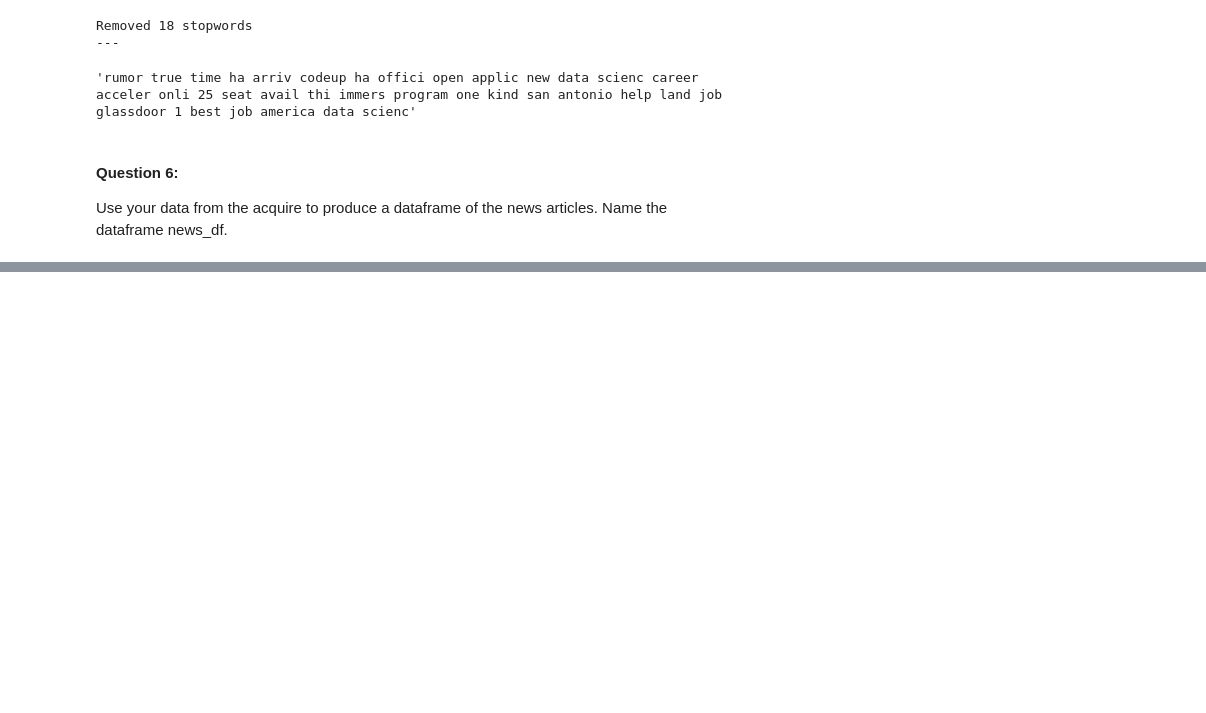
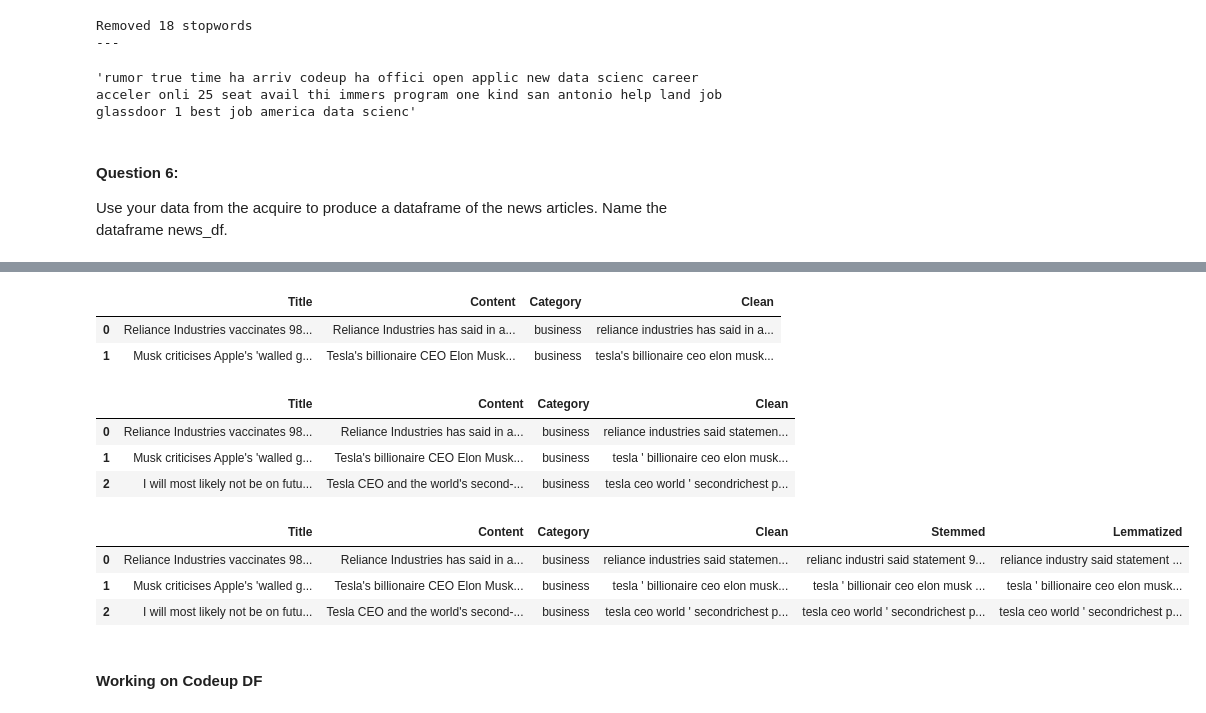
Before and after one commit to ForrestMccrosky/natural-language-processing-exercises, a Jupyter notebook: prepare_web_scraping_data.ipynb, the cells around one changed output, grey strips where cells are left out. Drawn from its saved outputs; the diff is of its cells as text; code cells hidden in the pictures; blank space fills up the shorter version.

```diff
--- a/prepare_web_scraping_data.ipynb
+++ b/prepare_web_scraping_data.ipynb
@@ -250,0 +252,4 @@ Use your data from the acquire to produce a dataframe of the news articles. Name
+# %%
+news_df = a.get_blog_articles(category_list) ## using our acquire function
+
+news_df.head()
@@ -250,0 +301,4 @@ Use your data from the acquire to produce a dataframe of the news articles. Name
+# %%
+news_df['Title'] = news_df['Title'].str.replace('\n','') ## removing the \n's idk why they
+
+## are there probably an acquire oversight I will fix later
@@ -250,0 +314,36 @@ Use your data from the acquire to produce a dataframe of the news articles. Name
+# %%
+news_df['Clean'] = news_df['Content'].apply(basic_clean)
+
+news_df.head(2)
+# %% [output]
+|  | Title | Content | Category | Clean |
+| 0 | Reliance Industries vaccinates 98... | Reliance Industries has said in a... | business | reliance industries has said in a... |
+| 1 | Musk criticises Apple's 'walled g... | Tesla's billionaire CEO Elon Musk... | business | tesla's billionaire ceo elon musk... |
+# %%
+news_df['Clean'] = news_df['Clean'].apply(tokenize)  ## tokenizing clean column
+
+## removing stopwords from column
+news_df['Clean'] = news_df['Clean'].apply(remove_stopwords)
+
+news_df.head(3)
+# %% [output]
+|  | Title | Content | Category | Clean |
+| 0 | Reliance Industries vaccinates 98... | Reliance Industries has said in a... | business | reliance industries said statemen... |
+| 1 | Musk criticises Apple's 'walled g... | Tesla's billionaire CEO Elon Musk... | business | tesla ' billionaire ceo elon musk... |
+| 2 | I will most likely not be on futu... | Tesla CEO and the world's second-... | business | tesla ceo world ' secondrichest p... |
+# %%
+news_df['Stemmed'] = news_df['Clean'].apply(stem) ## stemming the words from Clean
+
+
+## lemmatize the words from Clean
+news_df['Lemmatized'] = news_df['Clean'].apply(lemmatize)
+
+
+news_df.head(3)
+# %% [output]
+|  | Title | Content | Category | Clean | Stemmed | Lemmatized |
+| 0 | Reliance Industries vaccinates 98... | Reliance Industries has said in a... | business | reliance industries said statemen... | relianc industri said statement 9... | reliance industry said statement ... |
+| 1 | Musk criticises Apple's 'walled g... | Tesla's billionaire CEO Elon Musk... | business | tesla ' billionaire ceo elon musk... | tesla ' billionair ceo elon musk ... | tesla ' billionaire ceo elon musk... |
+| 2 | I will most likely not be on futu... | Tesla CEO and the world's second-... | business | tesla ceo world ' secondrichest p... | tesla ceo world ' secondrichest p... | tesla ceo world ' secondrichest p... |
+# %% [markdown]
+#### Working on Codeup DF
```
Also changed, not shown: parts of 14 cells of this notebook, 1 other file.
